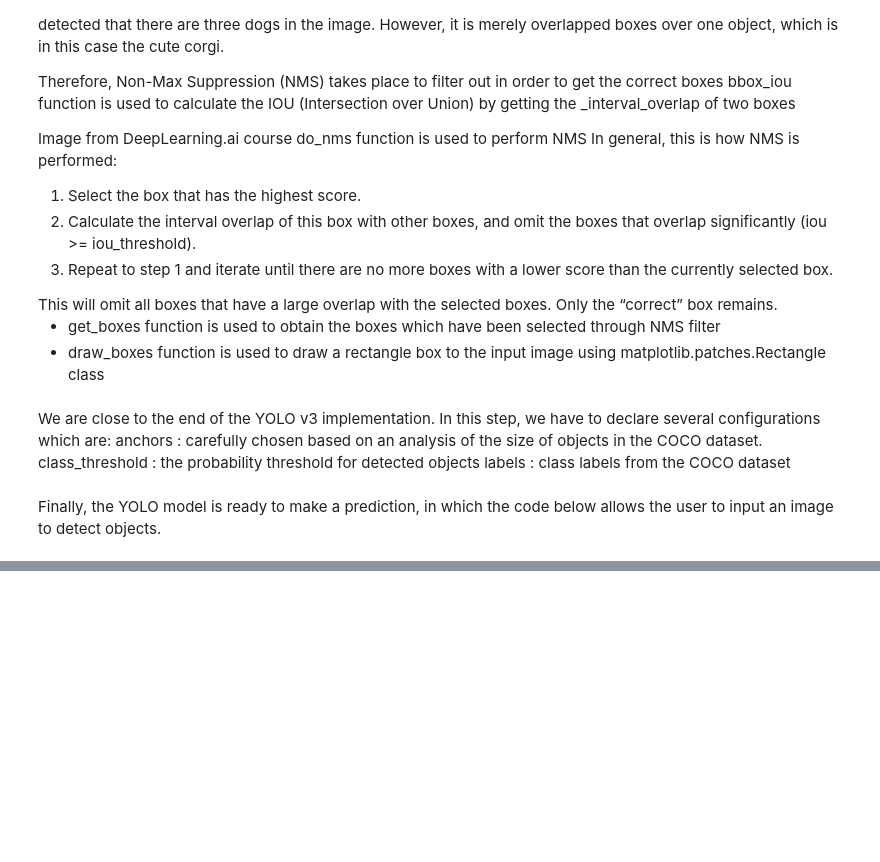
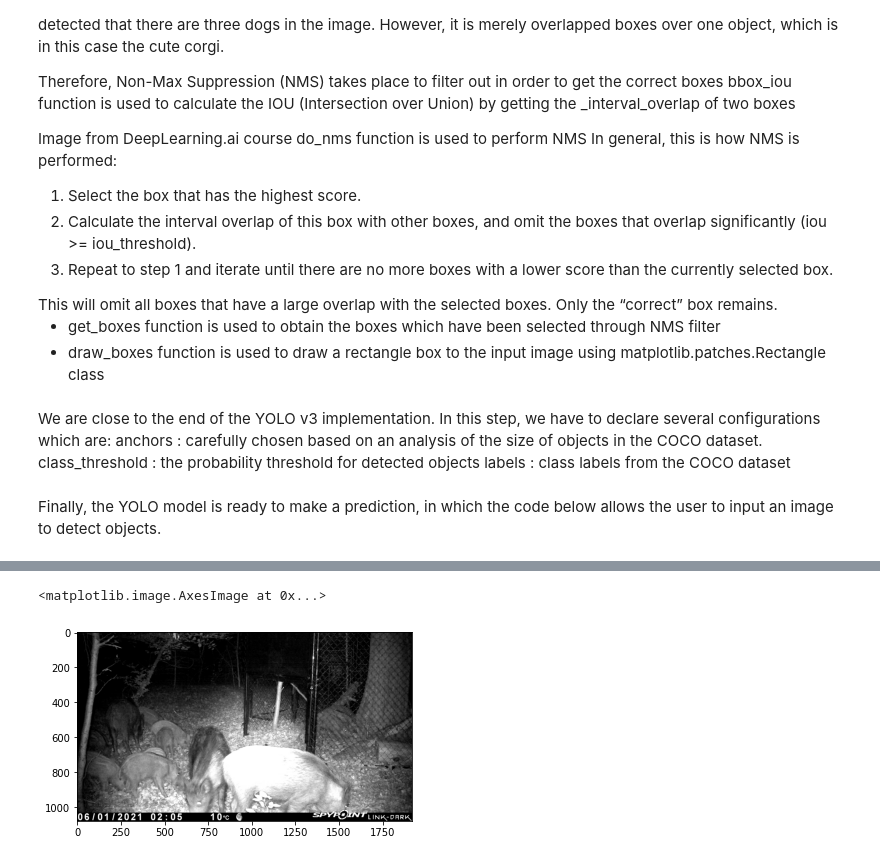
Before and after one commit to ManuelWalker/yolov3, a Jupyter notebook: notebook.ipynb, the cells around one changed output, grey strips where cells are left out. Cells and saved outputs as stored; diff of their text form; code cells hidden in the pictures; blank space fills up the shorter version.

```diff
--- a/notebook.ipynb
+++ b/notebook.ipynb
@@ -503,0 +519,5 @@ NameError: name 'a' is not defined
+# %%
+pyplot.imshow(im2)
+# %% [output]
+<matplotlib.image.AxesImage at 0x...>
+[figure, added]
```
Also changed, not shown: parts of 12 cells of this notebook.
